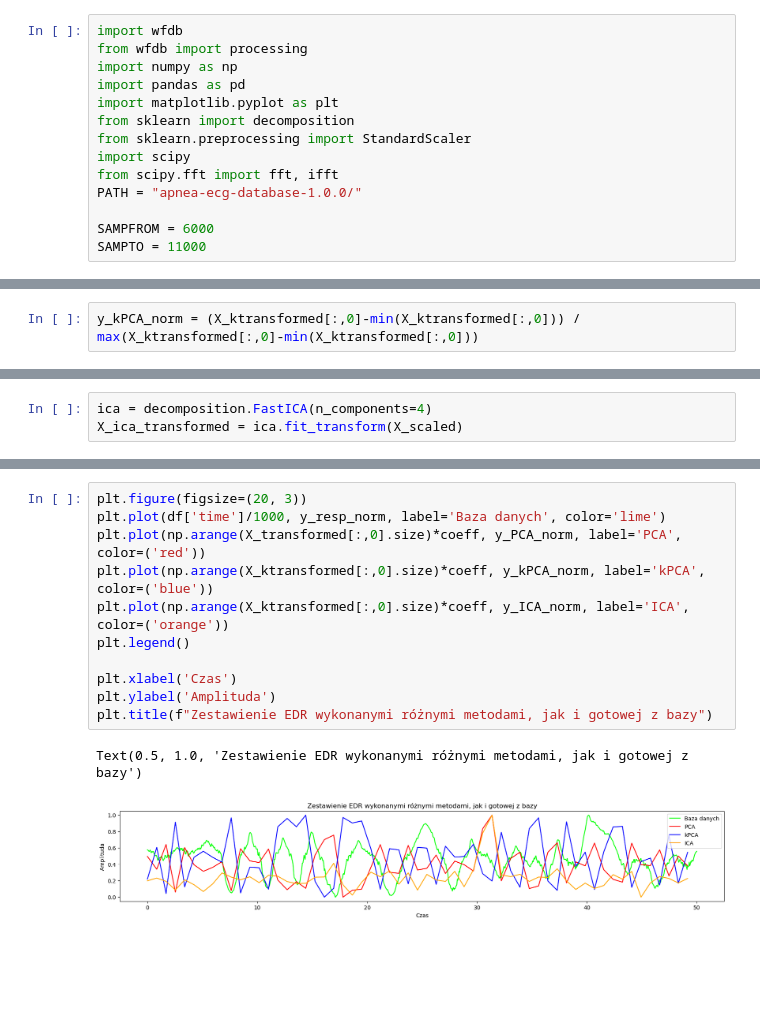
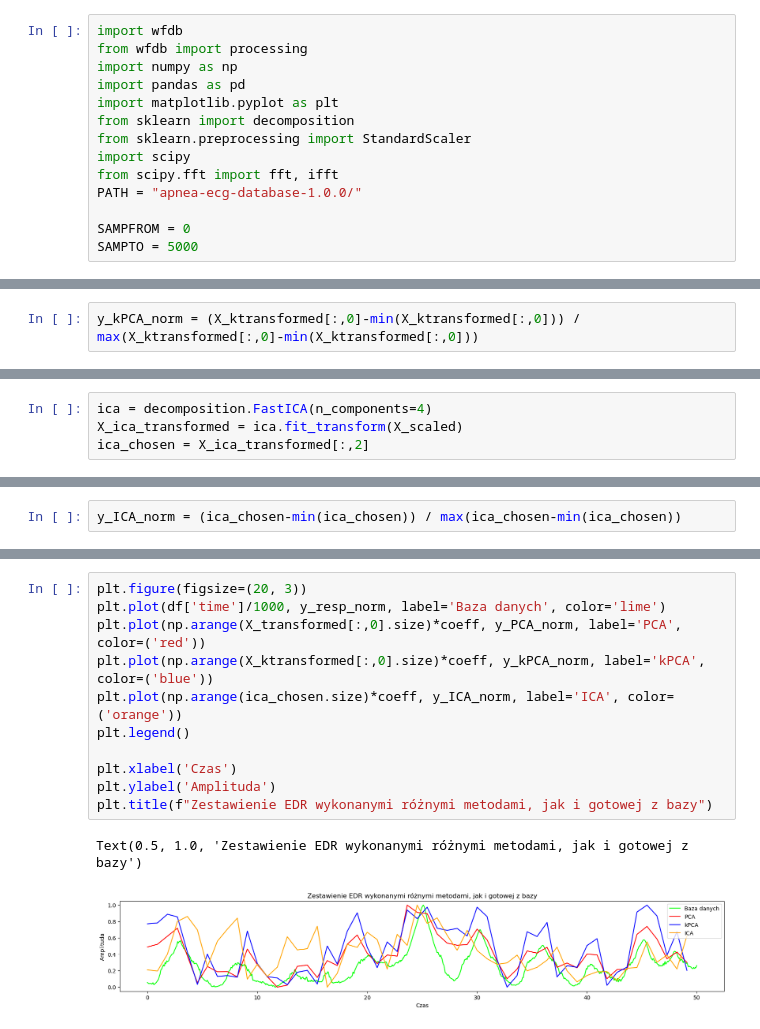
Before and after one commit to ciuek/ECG-Derived-Respiration, a Jupyter notebook: ecg_new.ipynb, the cells around one changed output, grey strips where cells are left out. Drawn from its saved outputs; the diff is of its cells as text; blank space fills up the shorter version.

```diff
--- a/ecg_new.ipynb
+++ b/ecg_new.ipynb
@@ -10,8 +10,8 @@ import scipy
 from scipy.fft import fft, ifft
 PATH = "apnea-ecg-database-1.0.0/"
 
-SAMPFROM = 6000
-SAMPTO = 11000
+SAMPFROM = 0
+SAMPTO = 5000
 # %%
 record_ecg = wfdb.rdrecord(PATH + "a01", sampfrom=SAMPFROM, sampto=SAMPTO)
 annotation = wfdb.rdann(PATH+ "a01", 'qrs', sampfrom=SAMPFROM, sampto=SAMPTO, shift_samps=True)
@@ -220,5 +219,6 @@ plt.figure(figsize=(20, 2))
 # %%
 ica = decomposition.FastICA(n_components=4)
 X_ica_transformed = ica.fit_transform(X_scaled)
+ica_chosen = X_ica_transformed[:,2]
 # %%
 plt.figure(figsize=(20, 2))
@@ -231,3 +229,5 @@ y_ICA_norm = (X_ica_transformed[:,0]-min(X_ica_transformed[:,0])) / max(X_ica_tr
+# %%
+y_ICA_norm = (ica_chosen-min(ica_chosen)) / max(ica_chosen-min(ica_chosen))
 # %%
 plt.figure(figsize=(20, 2))
 plt.plot(df['time']/1000, y_resp_norm, label='Baza danych', color='lime')
@@ -246,15 +246,15 @@ plt.figure(figsize=(20, 2))
 # %%
 plt.figure(figsize=(20, 3))
 plt.plot(df['time']/1000, y_resp_norm, label='Baza danych', color='lime')
 plt.plot(np.arange(X_transformed[:,0].size)*coeff, y_PCA_norm, label='PCA', color=('red'))
 plt.plot(np.arange(X_ktransformed[:,0].size)*coeff, y_kPCA_norm, label='kPCA', color=('blue'))
-plt.plot(np.arange(X_ktransformed[:,0].size)*coeff, y_ICA_norm, label='ICA', color=('orange'))
+plt.plot(np.arange(ica_chosen.size)*coeff, y_ICA_norm, label='ICA', color=('orange'))
 plt.legend()
 
 plt.xlabel('Czas')
 plt.ylabel('Amplituda')
 plt.title(f"Zestawienie EDR wykonanymi różnymi metodami, jak i gotowej z bazy")
 # %% [output]
 Text(0.5, 1.0, 'Zestawienie EDR wykonanymi różnymi metodami, jak i gotowej z bazy')
-[figure, old version]
+[figure, new version]
 # %%
```
Also changed, not shown: parts of 16 cells of this notebook.
